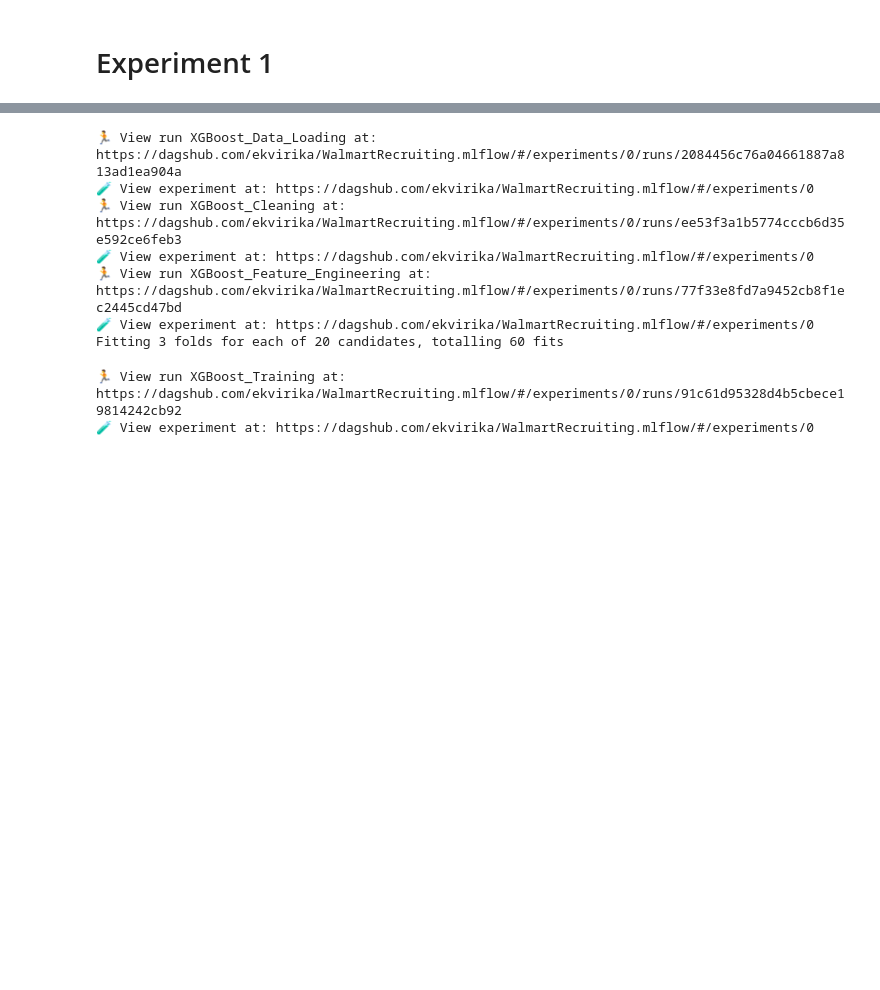
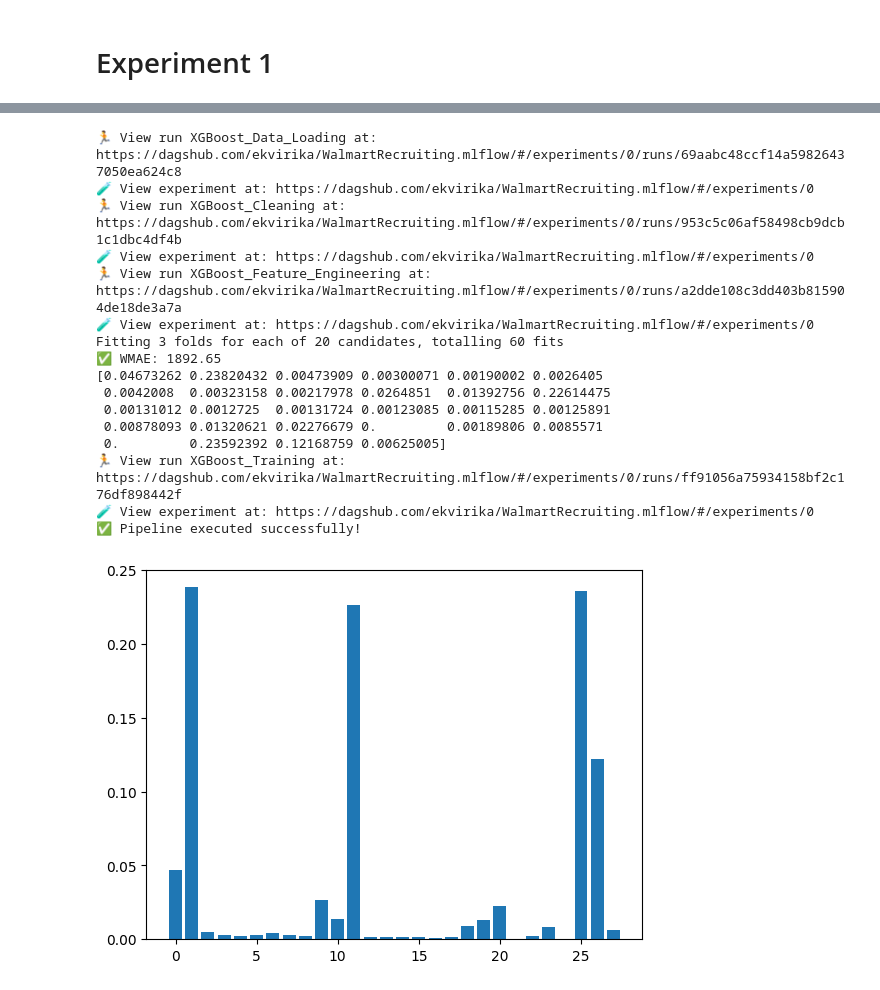
Before and after one commit to ekvirika/WalmartRecruiting, a Jupyter notebook: notebooks/model_experiment_xgboost.ipynb, the cells around one changed output, grey strips where cells are left out. Saved outputs shown, nothing was run; the diff lists cells and outputs as text; code cells hidden in the pictures; blank space fills up the shorter version.

Commit message:
UPDATE: xgboost implementation

```diff
--- a/notebooks/model_experiment_xgboost.ipynb
+++ b/notebooks/model_experiment_xgboost.ipynb
@@ -298,8 +298,8 @@ def run():
 
       # Hyperparameter search space
       param_dist = {
-          "model__n_estimators": [100, 300, 500],
-          "model__max_depth": [6, 9, 12],
+          "model__n_estimators": [100, 200, 300],
+          "model__max_depth": [3, 6, 9],
           "model__learning_rate": [0.05, 0.1, 0.2],
           "model__subsample": [0.5, 0.7, 1.0],
           "model__colsample_bytree": [0.5, 0.7, 1.0]
@@ -327,55 +327,52 @@ def run():
 
       mlflow.log_params(search.best_params_)
       mlflow.log_metric("WMAE", wmae_score)
-      # mlflow.xgboost.log_model(best_model.named_steps["model"], name="xgb_model")
+      # mlflow.xgboost.log_model(best_model, artifact_path="xgb_model")
       joblib.dump(best_model.named_steps["model"], "xgb_model.pkl")
       mlflow.log_artifact("xgb_model.pkl")
 
       joblib.dump(best_model, "xgb_pipeline.pkl")
       mlflow.log_artifact("xgb_pipeline.pkl")
 
       # Save feature importance plot as artifact
       fig, ax = plt.subplots()
       xgb_model = best_model.named_steps["model"]
       importances = xgb_model.feature_importances_
+      print(importances)
       ax.bar(range(len(importances)), importances)
       plt.savefig("feature_importance.png")
       mlflow.log_artifact("feature_importance.png")
 
 
       return best_model
 
 # ----------------------
 # Entry Point
 # ----------------------
 if __name__ == "__main__":
     try:
         with mlflow.start_run(run_name="XGBoost_Training"):
             model = run()
         print("✅ Pipeline executed successfully!")
     except Exception as e:
         print(f"❌ Pipeline failed: {e}")
 # %% [output]
-🏃 View run XGBoost_Data_Loading at: https://dagshub.com/ekvirika/WalmartRecruiting.mlflow/#/experiments/0/runs/2084456c76a04661887a813ad1ea904a
+🏃 View run XGBoost_Data_Loading at: https://dagshub.com/ekvirika/WalmartRecruiting.mlflow/#/experiments/0/runs/69aabc48ccf14a59826437050ea624c8
 🧪 View experiment at: https://dagshub.com/ekvirika/WalmartRecruiting.mlflow/#/experiments/0
-🏃 View run XGBoost_Cleaning at: https://dagshub.com/ekvirika/WalmartRecruiting.mlflow/#/experiments/0/runs/ee53f3a1b5774cccb6d35e592ce6feb3
+🏃 View run XGBoost_Cleaning at: https://dagshub.com/ekvirika/WalmartRecruiting.mlflow/#/experiments/0/runs/953c5c06af58498cb9dcb1c1dbc4df4b
 🧪 View experiment at: https://dagshub.com/ekvirika/WalmartRecruiting.mlflow/#/experiments/0
-🏃 View run XGBoost_Feature_Engineering at: https://dagshub.com/ekvirika/WalmartRecruiting.mlflow/#/experiments/0/runs/77f33e8fd7a9452cb8f1ec2445cd47bd
+🏃 View run XGBoost_Feature_Engineering at: https://dagshub.com/ekvirika/WalmartRecruiting.mlflow/#/experiments/0/runs/a2dde108c3dd403b815904de18de3a7a
 🧪 View experiment at: https://dagshub.com/ekvirika/WalmartRecruiting.mlflow/#/experiments/0
 Fitting 3 folds for each of 20 candidates, totalling 60 fits
+✅ WMAE: 1892.65
+[0.04673262 0.23820432 0.00473909 0.00300071 0.00190002 0.0026405
+ 0.0042008  0.00323158 0.00217978 0.0264851  0.01392756 0.22614475
+ 0.00131012 0.0012725  0.00131724 0.00123085 0.00115285 0.00125891
+ 0.00878093 0.01320621 0.02276679 0.         0.00189806 0.0085571
+ 0.         0.23592392 0.12168759 0.00625005]
+🏃 View run XGBoost_Training at: https://dagshub.com/ekvirika/WalmartRecruiting.mlflow/#/experiments/0/runs/ff91056a75934158bf2c176df898442f
+🧪 View experiment at: https://dagshub.com/ekvirika/WalmartRecruiting.mlflow/#/experiments/0
+✅ Pipeline executed successfully!
+[figure, added]
 # %%
 mlflow.end_run()
-# %%
-import mlflow
-
-# Replace with your actual run ID
-run_id = "91c61d95328d4b5cbece19814242cb92"
-
-# Create a tracking client
-client = mlflow.tracking.MlflowClient()
-
-# End the run
-client.set_terminated(run_id)
-# %% [output]
-🏃 View run XGBoost_Training at: https://dagshub.com/ekvirika/WalmartRecruiting.mlflow/#/experiments/0/runs/91c61d95328d4b5cbece19814242cb92
-🧪 View experiment at: https://dagshub.com/ekvirika/WalmartRecruiting.mlflow/#/experiments/0
```
Also changed, not shown: parts of 6 cells of this notebook.
